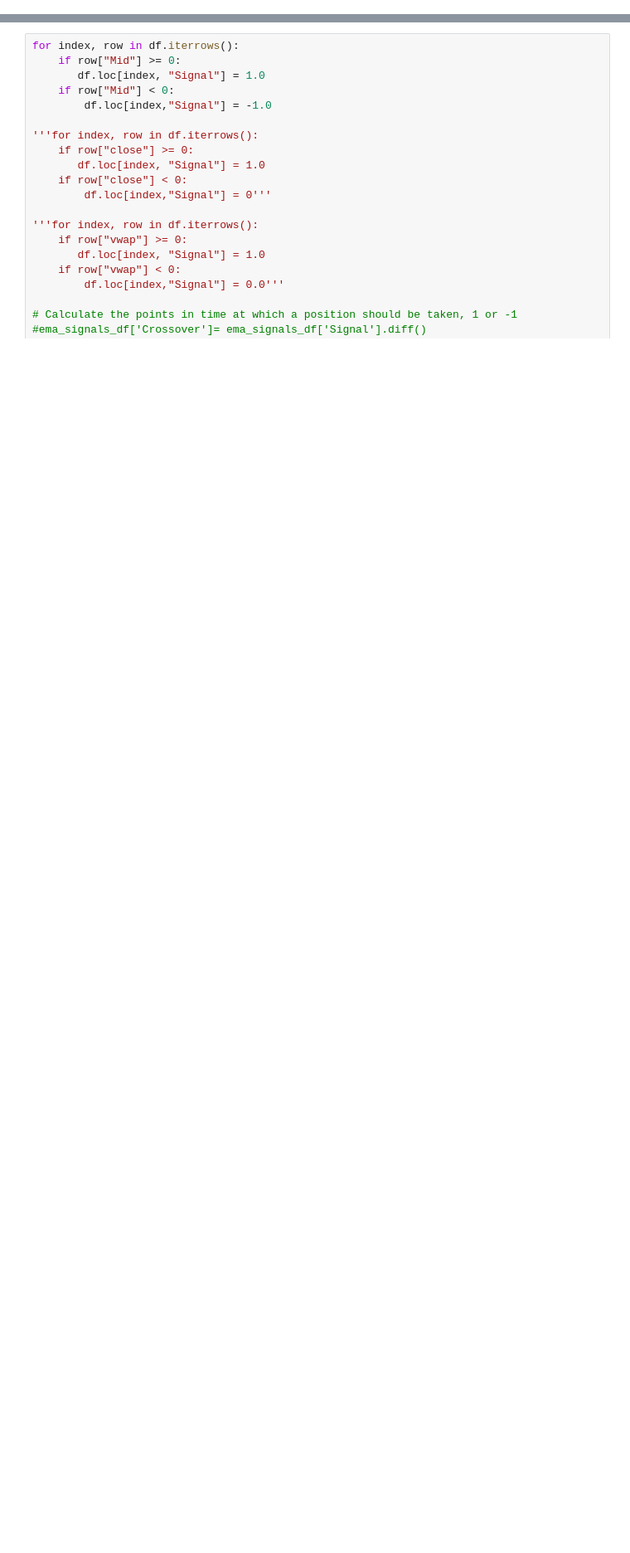
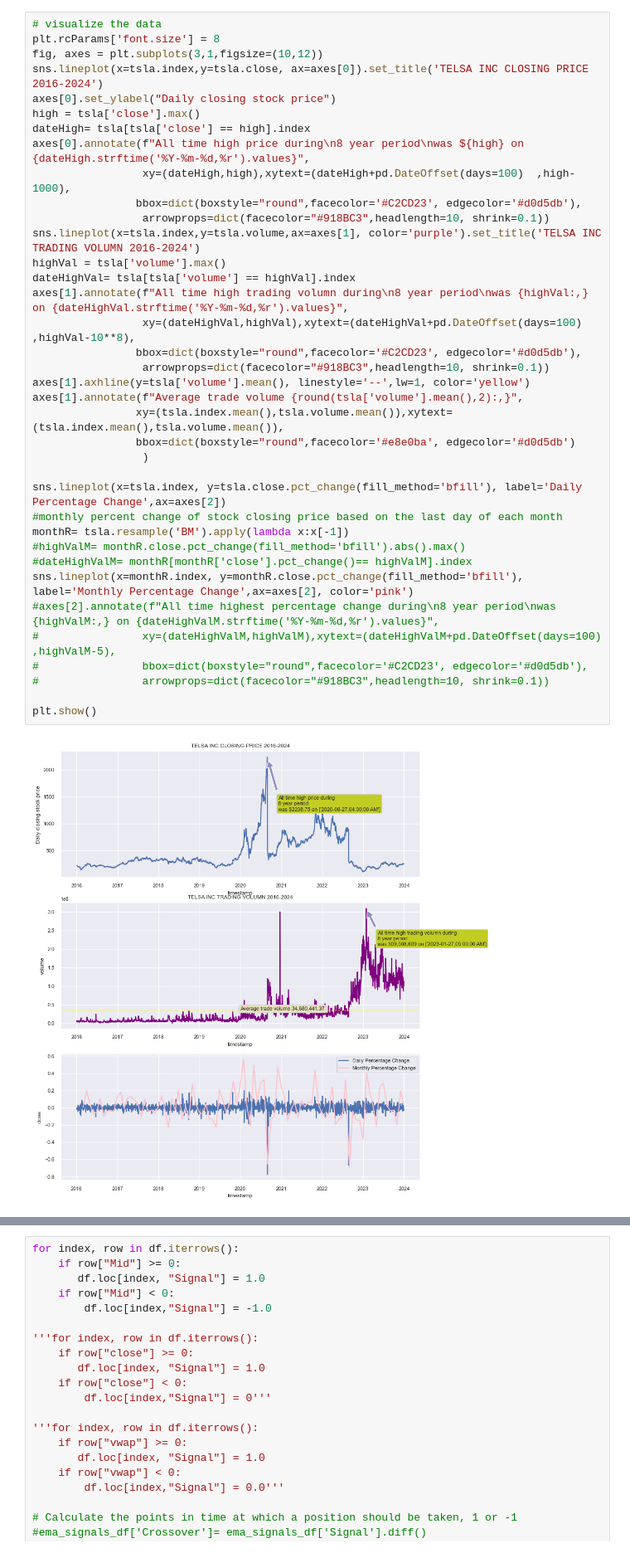
Before and after one commit to niharraju4/Sentimental-Analysis-for-Energy-and-power-Stocks-Predictions, a Jupyter notebook: MidForecast.ipynb, the cells around one changed output, grey strips where cells are left out. Shown at 83% size. Cells and saved outputs as stored; diff of their text form; blank space fills up the shorter version.

```diff
--- a/MidForecast.ipynb
+++ b/MidForecast.ipynb
@@ -80 +62,40 @@ array([[<Axes: xlabel='timestamp'>],
+# %%
+# visualize the data
+plt.rcParams['font.size'] = 8
+fig, axes = plt.subplots(3,1,figsize=(10,12))
+sns.lineplot(x=tsla.index,y=tsla.close, ax=axes[0]).set_title('TELSA INC CLOSING PRICE 2016-2024')
+axes[0].set_ylabel("Daily closing stock price")
+high = tsla['close'].max()
+dateHigh= tsla[tsla['close'] == high].index
+axes[0].annotate(f"All time high price during\n8 year period\nwas ${high} on {dateHigh.strftime('%Y-%m-%d,%r').values}",
+                 xy=(dateHigh,high),xytext=(dateHigh+pd.DateOffset(days=100)  ,high-1000),
+                bbox=dict(boxstyle="round",facecolor='#C2CD23', edgecolor='#d0d5db'),
+                 arrowprops=dict(facecolor="#918BC3",headlength=10, shrink=0.1))
+sns.lineplot(x=tsla.index,y=tsla.volume,ax=axes[1], color='purple').set_title('TELSA INC TRADING VOLUMN 2016-2024')
+highVal = tsla['volume'].max()
+dateHighVal= tsla[tsla['volume'] == highVal].index
+axes[1].annotate(f"All time high trading volumn during\n8 year period\nwas {highVal:,} on {dateHighVal.strftime('%Y-%m-%d,%r').values}",
+                 xy=(dateHighVal,highVal),xytext=(dateHighVal+pd.DateOffset(days=100)  ,highVal-10**8),
+                bbox=dict(boxstyle="round",facecolor='#C2CD23', edgecolor='#d0d5db'),
+                 arrowprops=dict(facecolor="#918BC3",headlength=10, shrink=0.1))
+axes[1].axhline(y=tsla['volume'].mean(), linestyle='--',lw=1, color='yellow')
+axes[1].annotate(f"Average trade volume {round(tsla['volume'].mean(),2):,}",
+                xy=(tsla.index.mean(),tsla.volume.mean()),xytext=(tsla.index.mean(),tsla.volume.mean()),
+                bbox=dict(boxstyle="round",facecolor='#e8e0ba', edgecolor='#d0d5db')
+                 )
+
+sns.lineplot(x=tsla.index, y=tsla.close.pct_change(fill_method='bfill'), label='Daily Percentage Change',ax=axes[2])
+#monthly percent change of stock closing price based on the last day of each month
+monthR= tsla.resample('BM').apply(lambda x:x[-1])
+#highValM= monthR.close.pct_change(fill_method='bfill').abs().max()
+#dateHighValM= monthR[monthR['close'].pct_change()== highValM].index
+sns.lineplot(x=monthR.index, y=monthR.close.pct_change(fill_method='bfill'), label='Monthly Percentage Change',ax=axes[2], color='pink')
+#axes[2].annotate(f"All time highest percentage change during\n8 year period\nwas {highValM:,} on {dateHighValM.strftime('%Y-%m-%d,%r').values}",
+#                xy=(dateHighValM,highValM),xytext=(dateHighValM+pd.DateOffset(days=100) ,highValM-5),
+#                bbox=dict(boxstyle="round",facecolor='#C2CD23', edgecolor='#d0d5db'),
+#                arrowprops=dict(facecolor="#918BC3",headlength=10, shrink=0.1))
+
+plt.show()
+# %% [output]
+[figure, added]
 # %%
```
Also changed, not shown: parts of 23 cells of this notebook.
